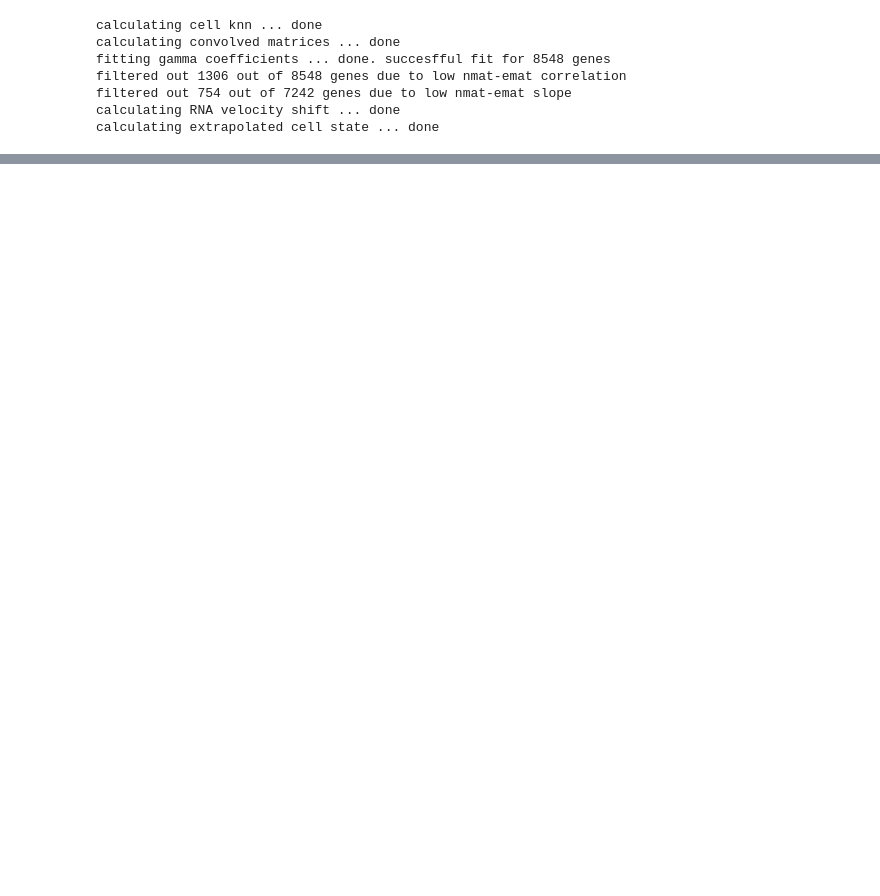
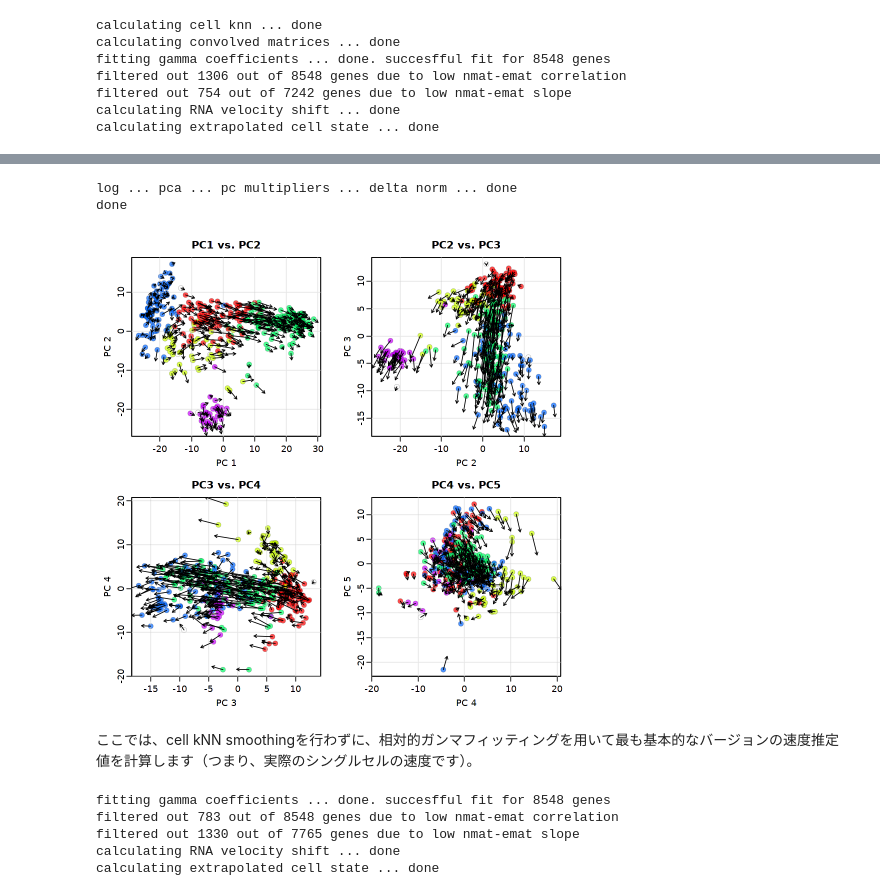
Before and after one commit to rnakato/SinglecellAnalysisTutorial, a Jupyter notebook: docs/notebooks/Velocyto.R.ipynb, the cells around one changed output, grey strips where cells are left out. Saved outputs shown, nothing was run; the diff lists cells and outputs as text; code cells hidden in the pictures; blank space fills up the shorter version.

```diff
--- a/docs/notebooks/Velocyto.R.ipynb
+++ b/docs/notebooks/Velocyto.R.ipynb
@@ -281,0 +174,27 @@ Warning message in arrows(bp$x[ai], bp$y[ai], bp$x[ai + 1], bp$y[ai + 1], angle
+# %%
+options(repr.plot.width = 8, repr.plot.height = 8)
+pca.velocity.plot(rvel, nPcs=5,
+                  plot.cols=2,
+                  cell.colors=ac(cell.colors,alpha=0.7),
+                  cex=1.2,
+                  pcount=0.1,
+                  pc.multipliers=c(1,-1,1,1,1))
+# %% [output]
+log ... pca ... pc multipliers ... delta norm ... done
+done
+[figure, added]
+# %% [markdown]
+ここでは、cell kNN smoothingを行わずに、相対的ガンマフィッティングを用いて最も基本的なバージョンの速度推定値を計算します（つまり、実際のシングルセルの速度です）。
+# %%
+rvel1 <- gene.relative.velocity.estimates(emat,
+                                          nmat,
+                                          deltaT=1,
+                                          deltaT2 = 1,
+                                          kCells = 1,
+                                          fit.quantile=fit.quantile)
+# %% [output]
+fitting gamma coefficients ... done. succesfful fit for 8548 genes
+filtered out 783 out of 8548 genes due to low nmat-emat correlation
+filtered out 1330 out of 7765 genes due to low nmat-emat slope
+calculating RNA velocity shift ... done
+calculating extrapolated cell state ... done
```
Also changed, not shown: parts of 52 cells of this notebook, 2 other files.
